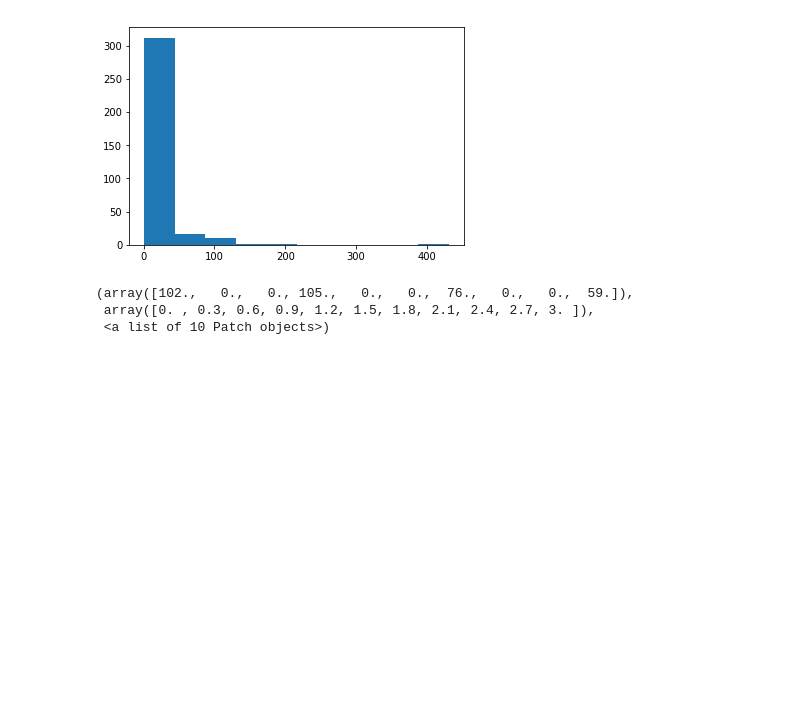
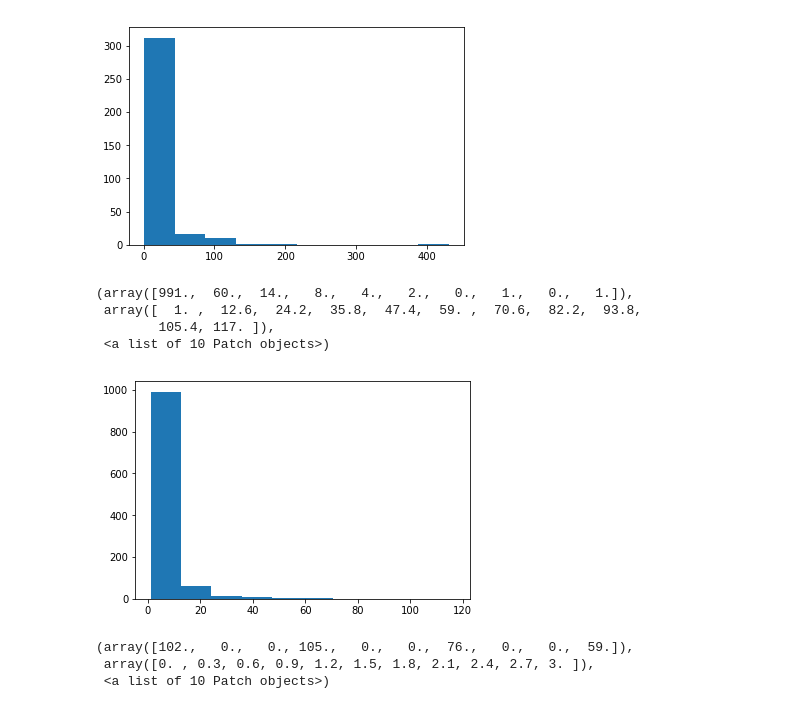
Before and after one commit to lillyclark/privacy-utility, a Jupyter notebook: SMS Map Classifier.ipynb, the cells around one changed output. Drawn from its saved outputs; the diff is of its cells as text; code cells hidden in the pictures; blank space fills up the shorter version.

```diff
--- a/SMS Map Classifier.ipynb
+++ b/SMS Map Classifier.ipynb
@@ -136,3 +136,6 @@ smse = np.array(SMSevents)
 print(len(smse))
 # %% [output]
 5269
+# %%
+user = 0
+len(le[np.where(le[:,0]==user)])
@@ -177,3 +182,41 @@ print(textcount, "texts")
 # %% [output]
 89 users
 5260 texts
+# %%
+dictbycell = {}
+usercount = 0
+textcount = 0
+
+for user in range(0,89):
+    usercount += 1
+    user_loc_events = le[np.where(le[:,0]==user)]
+    user_SMSevents = smse[np.where(smse[:,0]==user)]
+
+    start_loc_ind = 0
+    end_loc_ind = len(user_loc_events)
+
+    for text in range(0, len(user_SMSevents)):
+        textcount += 1
+        hour = le[text][1].hour
+
+        for loc in range(start_loc_ind, end_loc_ind-1):
+            if user_loc_events[loc][1] <= user_SMSevents[text][1] and user_loc_events[loc+1][1] > user_SMSevents[text][1]:
+                place = user_loc_events[loc][2]
+
+                try:
+                    dictbycell[(place, hour)] += 1
+                except:
+                    dictbycell[(place, hour)] = 1
+
+                start_loc_ind = loc-1
+                break
+        if end_loc_ind == 0: break
+        if user_SMSevents[text][1] > user_loc_events[end_loc_ind-1][1]:
+            place = user_loc_events[end_loc_ind-1][2]
+            try:
+                dictbycell[(place, hour)] += 1
+            except:
+                dictbycell[(place, hour)] = 1
+
+print(usercount, "users")
+print(textcount, "texts")
@@ -215,6 +266,14 @@ plt.hist(list(SMSregressiondict.values()))
  array([  1.,  44.,  87., 130., 173., 216., 259., 302., 345., 388., 431.]),
  <a list of 10 Patch objects>)
 [figure]
+# %%
+plt.hist(list(dictbycell.values()))
+# %% [output]
+(array([991.,  60.,  14.,   8.,   4.,   2.,   0.,   1.,   0.,   1.]),
+ array([  1. ,  12.6,  24.2,  35.8,  47.4,  59. ,  70.6,  82.2,  93.8,
+        105.4, 117. ]),
+ <a list of 10 Patch objects>)
+[figure, added]
 # %%
 SMSclassificationdict = {}
 
```
Also changed, not shown: parts of 15 cells of this notebook, 1 other file.
